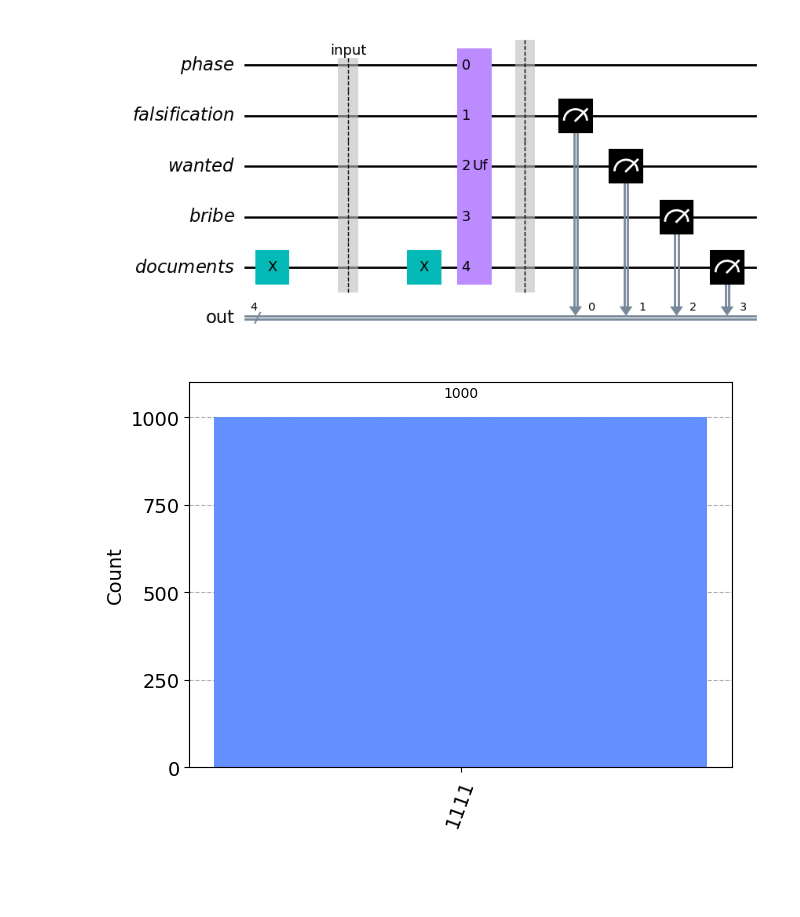
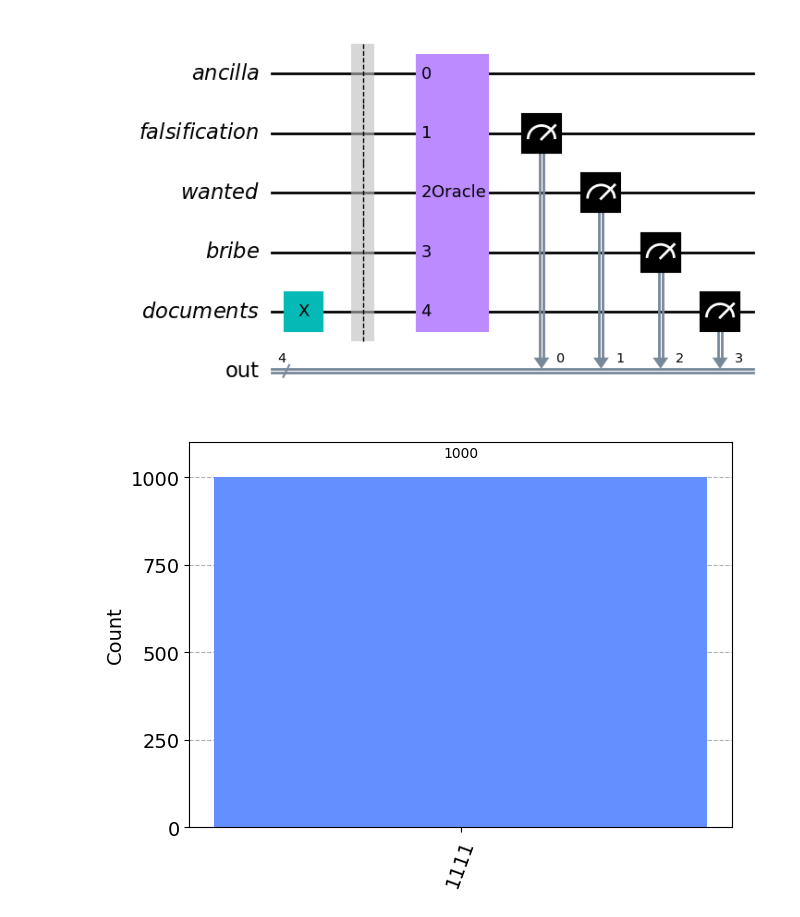
Before and after one commit to Dpbm/QPapersPlease, a Jupyter notebook: papers-please.ipynb, the cells around one changed output. Cells and saved outputs as stored; diff of their text form; code cells hidden in the pictures; blank space fills up the shorter version.

Commit message:
fixed oracle

```diff
--- a/papers-please.ipynb
+++ b/papers-please.ipynb
@@ -22,27 +22,31 @@ class QPP:
     def add_barrier(self):
         self.circuit.barrier()
 
-    def prepare(self, especial_qubits=[]):
-        self.add_oracle(especial_qubits)
+    def prepare(self, bit_string, show_oracle=False):
+        self.add_oracle(bit_string, show_oracle)
         self.add_measurement()
 
 
-    def add_oracle(self, especial_qubits):
+    def add_oracle(self, bit_string, show_oracle):
+        assert len(bit_string) <= self.total_qubits, "Different amount of registers"
 
-        assert len(especial_qubits) <= self.total_qubits, "Different amount of registers"
-
+        bit_string = bit_string[::-1]
         total_oracle_qubits = self.total_qubits+1
         qubits_iterator = range(total_oracle_qubits)
-        especial_qubits_indexes = [self.circuit.qregs.index(especial_qubit) for especial_qubit in especial_qubits]
 
-        oracle = QuantumCircuit(total_oracle_qubits, name="Uf")
+        oracle = QuantumCircuit(total_oracle_qubits, name="Oracle")
 
         oracle.x(0)
-        for qubit in especial_qubits_indexes: oracle.x(qubit)
         oracle.h(qubits_iterator)
-        for qubit in range(1, total_oracle_qubits): oracle.cx(qubit, 0)
-        for qubit in especial_qubits_indexes: oracle.x(qubit)
+
+        for qubit in range(1, total_oracle_qubits):
+            if(bit_string[qubit-1] == '1'):
+                oracle.cx(qubit, 0)
+
         oracle.h(qubits_iterator)
+
+        if(show_oracle):
+            display(oracle.draw('mpl'))
 
         self.circuit.append(oracle, qubits_iterator)
 
@@ -51,7 +55,7 @@ class QPP:
 
     def measure(self):
         transpiled_circuit = transpile(self.circuit, self.backend)
-        results = self.backend.run(transpiled_circuit).result().get_counts()
+        results = self.backend.run(transpiled_circuit, shots=1000).result().get_counts()
         display(plot_histogram(results))
 
     def show(self):
@@ -96,28 +68,9 @@ oracle.draw("mpl")
-# %%
-qc = QuantumCircuit(ancilla_phase, false_info, wanted, bribe, all_documents, output)
-
-#qc.x(wanted)
-#qc.x(bribe)
-#qc.x(false_info)
-qc.x(all_documents)
-
-qc.barrier(label="input")
-
-qc.x(all_documents)
-qc.append(oracle, qc.qregs)
-
-qc.barrier()
-
-for out, register in enumerate(qregisters):
-    qc.measure(register, out)
-
-
-qc.draw("mpl")
-# %% [output]
-[figure, removed]
-# %%
-sim = Aer.get_backend("aer_simulator")
-result = sim.run(transpile(qc, sim), shots=1000).result().get_counts()
-plot_histogram(result)
-# %% [output]
-[figure, removed]
+# %%
+algorithm = QPP(false_info, wanted, bribe, all_documents)
+algorithm.add_input("1000")
+algorithm.prepare(bit_string="0111", show_oracle=False)
+algorithm.show()
+algorithm.measure()
+# %% [output]
+[figure, added]
+[figure, added]
```
Also changed, not shown: parts of 4 cells of this notebook.
